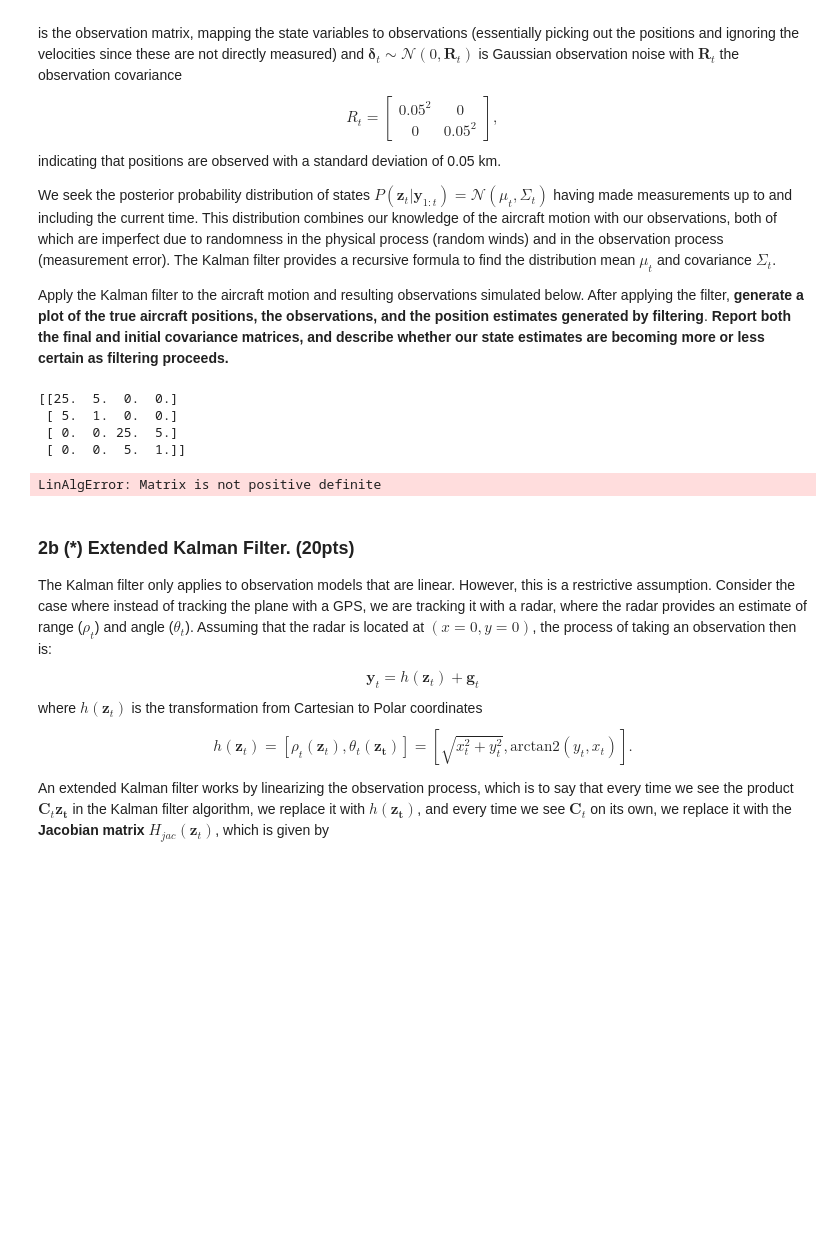
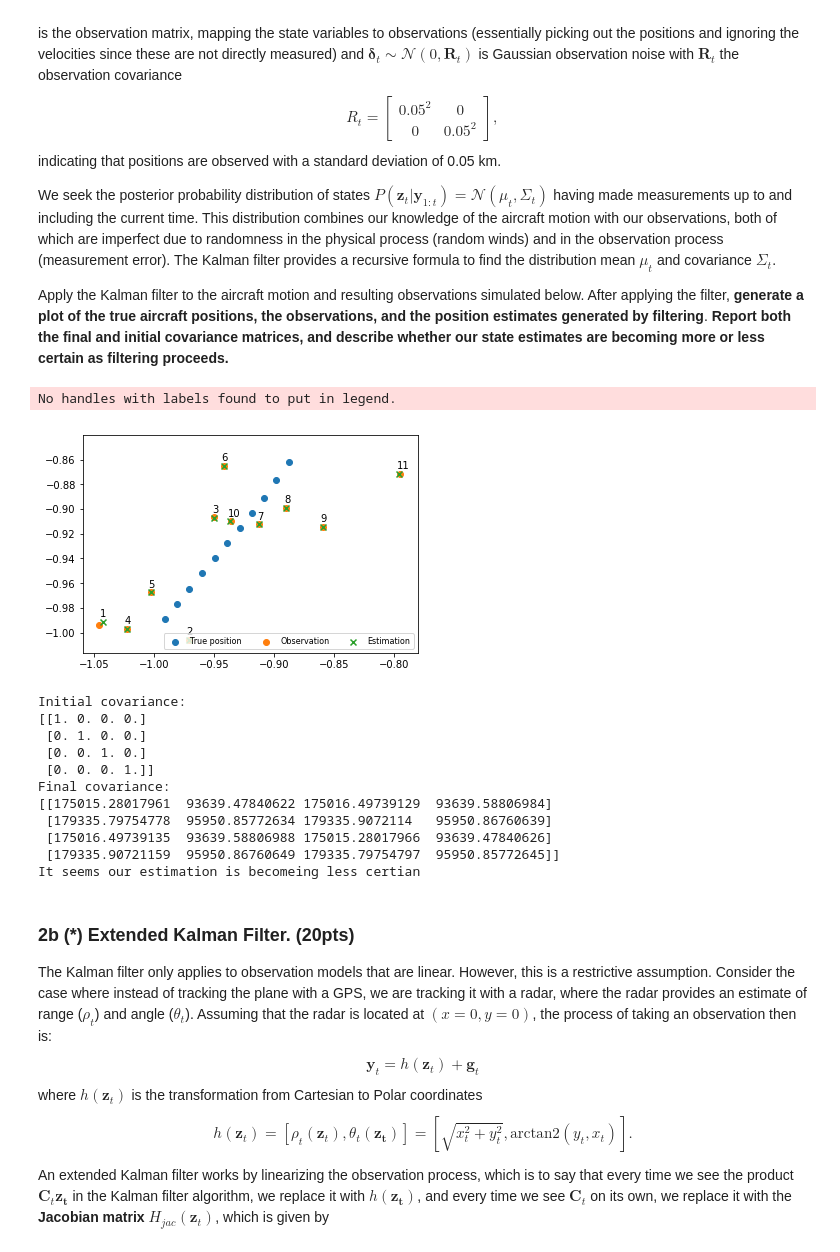
Before and after one commit to GenevieveKrause/Homework_3, a Jupyter notebook: Homework_3.ipynb, the cells around one changed output. Saved outputs shown, nothing was run; the diff lists cells and outputs as text; code cells hidden in the pictures; blank space fills up the shorter version.

```diff
--- a/Homework_3.ipynb
+++ b/Homework_3.ipynb
@@ -204,7 +199,9 @@ We seek the posterior probability distribution of states $P(\mathbf{z}_t|\mathbf
 Apply the Kalman filter to the aircraft motion and resulting observations simulated below.  After applying the filter, **generate a plot of the true aircraft positions, the observations, and the position estimates generated by filtering**.  **Report both the final and initial covariance matrices, and describe whether our state estimates are becoming more or less certain as filtering proceeds.**
 # %%
 import numpy as np
-
+import matplotlib.pyplot as plt
+from matplotlib.patches import Ellipse
+from plot_ellipse import plot_ellipse
 # Constants
 a = 0.1   # Acceleration due to wind
 dt = 0.1  # Interval for measurements
@@ -231,10 +228,8 @@ C = np.array([[1,0,0,0],
 R = np.array([[0.05**2,0],
               [0,0.05**2]])
 
-print (Q)
 ### These are useful for sampling from normal distributions, but you
 ### don't need to worry about them.
-print(Q)
 Q_cholesky = np.linalg.cholesky(Q)
 R_cholesky = np.linalg.cholesky(R)
 ###
@@ -266,48 +261,88 @@ t_end = 1.0
 while t<t_end:
 
     ### Simulate the motion of the aircraft
     ### You do not have access to this information!
     ### Don't change!
-    #Z_0 = Z_true[-1]
+    Z_0 = Z_true[-1]
     Z_1 = np.dot(A,Z_0) + np.dot(Q_cholesky,np.random.randn(4))  # Move the plane forward in time
     Z_true.append(Z_1)
     Y_1 = np.dot(C,Z_1) + np.dot(R_cholesky,np.random.randn(2))  # Take a noisy measurement
     Y.append(Y_1)
     ###
     ###
     ###
 
     mu_previous = mu[-1] # Best state mean estimate from last time step
     Sigma_previous = Sigma[-1] # state covariance from last time step
     Y_current = Y[-1]  # Current observation
 
     # Prediction step
     #! Write code to predict
-    mu_prior = np.dot(mu_previous,A)
-    print(mu_prior)
-    #! a) where the airplane will be according to the motion model
-    Sigma_prior = None #! b) b) the covariance of that estimate
+    mu_prior = np.dot(A,mu_previous) #! a) where the airplane will be according to the motion model
+
+    Sigma_prior = np.dot(np.dot(A,Sigma_previous),np.transpose(A)) + Q #! b) the covariance of that estimate
 
     # Update step
     #! Implement the formulae for the update step of the Kalman filter
-    #!
-    #!
-    #!
-    mu_post = None #! The posterior state mean estimate
-    Sigma_post = None #! The posterior covariance estimate
+    N = np.dot(Sigma_prior, np.transpose(C))
+    D = np.dot(np.dot(C, Sigma_prior),np.transpose(C)) + R
+    K = np.dot(N,np.linalg.inv(D))
+
+    mu_post = mu_prior + np.dot(K,(Y_current - np.dot(C,mu_prior))) #! The posterior state mean estimate
+
+    Sigma_post = np.dot(1 - np.dot(K,C),Sigma_prior) #! The posterior covariance estimate
 
     mu.append(mu_post)
     Sigma.append(Sigma_post)
 
     t+=dt
 
 #! Plotting goes here.
+x = []
+y = []
+for i in range(1,len(Z_true)):
+    x.append(Z_true[i][0])
+    y.append(Z_true[i][2])
+true = plt.scatter(x,y)
+
+plt.legend()
+x = []
+y = []
+for i in range(len(Y)):
+    x.append(Y[i][0])
+    y.append(Y[i][1])
+obs = plt.scatter(x,y,)
+
+x = []
+y = []
+for i in range(1,len(mu)):
+    x.append(mu[i][0])
+    y.append(mu[i][2])
+    plt.annotate(str(i),(x[-1]-.002,y[-1]+.004))
+est = plt.scatter(x,y,marker='x')
+
+plt.legend((true, obs, est), ('True position', 'Observation', 'Estimation'), scatterpoints=1,loc='lower right',ncol=3,fontsize=8)
+plt.show()
+
+print("Initial covariance:")
+print(Sigma_initial)
+print("Final covariance:")
+print(Sigma[-1])
+print("It seems our estimation is becomeing less certian")
 # %% [output]
-[[25.  5.  0.  0.]
- [ 5.  1.  0.  0.]
- [ 0.  0. 25.  5.]
- [ 0.  0.  5.  1.]]
+No handles with labels found to put in legend.
+[figure, added]
-LinAlgError: Matrix is not positive definite
+Initial covariance:
+[[1. 0. 0. 0.]
+ [0. 1. 0. 0.]
+ [0. 0. 1. 0.]
+ [0. 0. 0. 1.]]
+Final covariance:
+[[175015.28017961  93639.47840622 175016.49739129  93639.58806984]
+ [179335.79754778  95950.85772634 179335.9072114   95950.86760639]
+ [175016.49739135  93639.58806988 175015.28017966  93639.47840626]
+ [179335.90721159  95950.86760649 179335.79754797  95950.85772645]]
+It seems our estimation is becomeing less certian
 # %% [markdown]
 ### 2b (\*) Extended Kalman Filter. (20pts)
 The Kalman filter only applies to observation models that are linear.  However, this is a restrictive assumption.  Consider the case where instead of tracking the plane with a GPS, we are tracking it with a radar, where the radar provides an estimate of range ($\rho_t$) and angle ($\theta_t$).  Assuming that the radar is located at $(x=0,y=0)$, the process of taking an observation then is:
```
Also changed, not shown: parts of 4 cells of this notebook.
